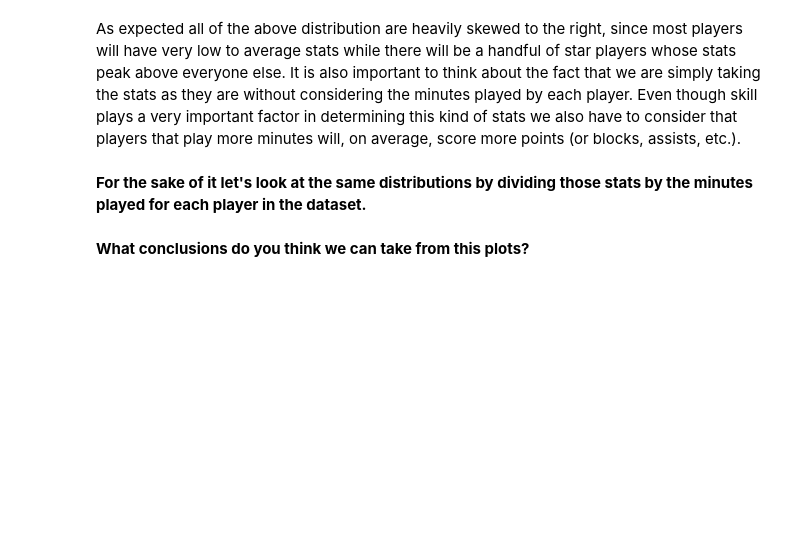
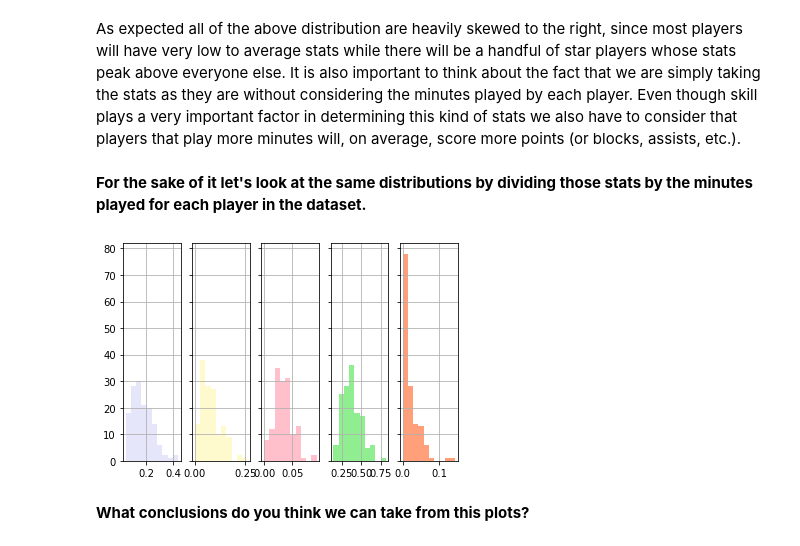
Before and after one commit to ta-data-lis/M2-mini-project2, a Jupyter notebook: your-code/2.-Exploratory-Data-Analysis.ipynb, the cells around one changed output. Cells and saved outputs as stored; diff of their text form; code cells hidden in the pictures; blank space fills up the shorter version.

```diff
--- a/your-code/2.-Exploratory-Data-Analysis.ipynb
+++ b/your-code/2.-Exploratory-Data-Analysis.ipynb
@@ -63,2 +107,19 @@ As expected all of the above distribution are heavily skewed to the right, since
+# %%
+fig, axes = plt.subplots(1, 5, sharey=True)
+
+one = wnba["REB"]/wnba["MIN"]
+two = wnba["AST"]/wnba["MIN"]
+three = wnba["STL"]/wnba["MIN"]
+four = wnba["PTS"]/wnba["MIN"]
+five = wnba["BLK"]/wnba["MIN"]
+
+one.hist(ax=axes[0], bins=10, color="lavender")
+two.hist(ax=axes[1], bins=10, color="lemonchiffon")
+three.hist(ax=axes[2], bins=10, color="pink")
+four.hist(ax=axes[3], bins=10, color="lightgreen")
+five.hist(ax=axes[4], bins=10, color="lightsalmon")
+plt.show()
+# %% [output]
+[figure, added]
 # %% [markdown]
 **What conclusions do you think we can take from this plots?**
```
Also changed, not shown: parts of 21 cells of this notebook, 6 other files.
